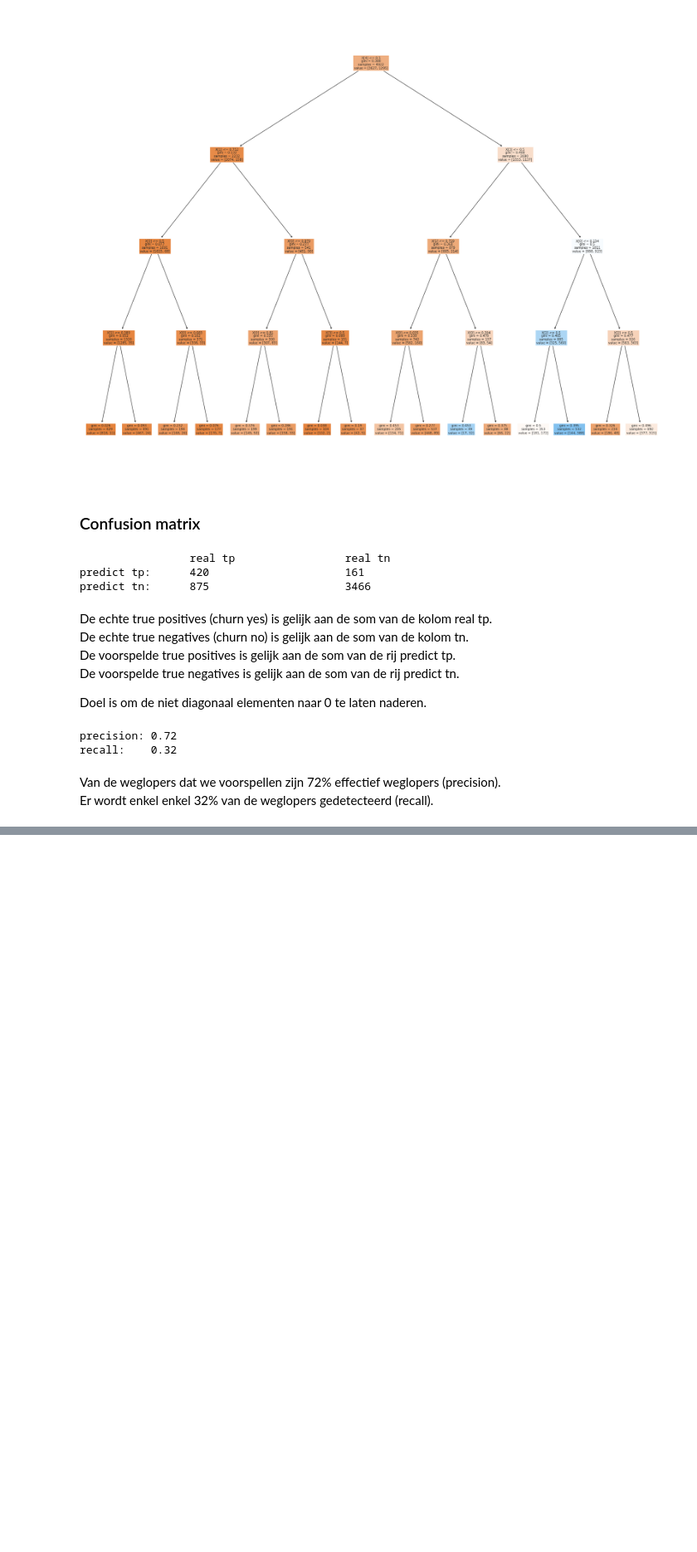
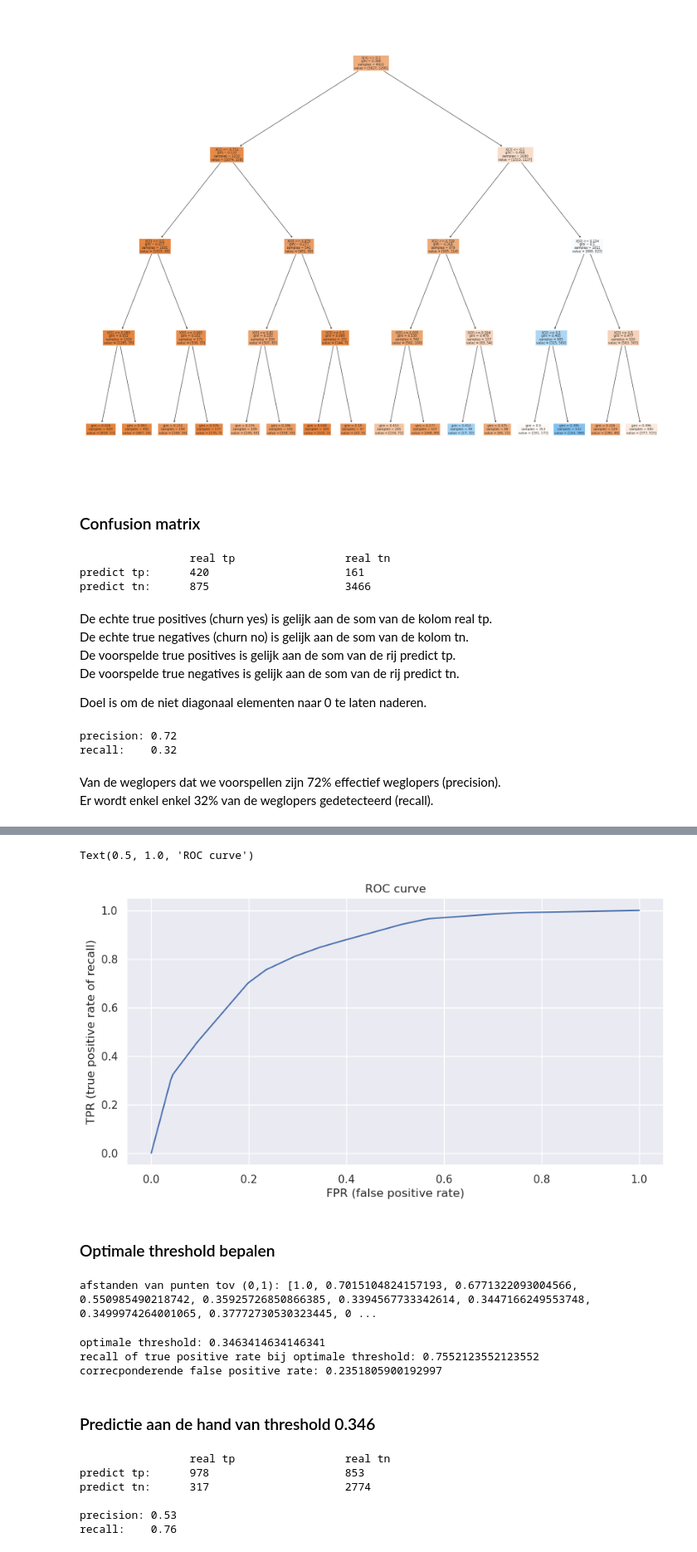
Before and after one commit to effevee/data_analyse_ml_frankv, a Jupyter notebook: ProjectChurn/project_churn.ipynb, the cells around one changed output, grey strips where cells are left out. Shown at 83% size. Drawn from its saved outputs; the diff is of its cells as text; code cells hidden in the pictures; blank space fills up the shorter version.

```diff
--- a/ProjectChurn/project_churn.ipynb
+++ b/ProjectChurn/project_churn.ipynb
@@ -551,0 +559,4 @@ Er wordt enkel enkel 32% van de weglopers gedetecteerd (recall).</p>
+# %%
+# predict_proba retourneert de probabiliteit per klasse
+predictions = dtc_5f.predict_proba(X_red)
+print("proba predict:",predictions, "predict:", pred_y_red)
@@ -551,0 +575,5 @@ Er wordt enkel enkel 32% van de weglopers gedetecteerd (recall).</p>
+# %%
+fpr,tpr,th = roc_curve(y,predictions[:,1])
+print("false positive rates:", fpr)
+print("true positive rates: ", tpr)
+print("bijhorende thresholds:",th)
@@ -551,0 +590,65 @@ Er wordt enkel enkel 32% van de weglopers gedetecteerd (recall).</p>
+# %%
+plt.clf()
+plt.plot(fpr,tpr)
+plt.xlabel('FPR (false positive rate)')
+plt.ylabel('TPR (true positive rate of recall)')
+plt.title('ROC curve')
+# het aantal punten wordt bepaald door de indeling van de decision tree.
+# het aantal nodes of blokjes in de onderste laag van de decision tree grafiek.
+# %% [output]
+Text(0.5, 1.0, 'ROC curve')
+[figure, added]
+# %% [markdown]
+### Optimale threshold bepalen
+# %%
+dist = []
+for i in range(len(tpr)):
+    # afstand bepalen van ieder punt in de curve naar (0,1)
+    # vierkantswortel((fpr-0)**2 + (tpr-1)**2)
+    dist.append(((fpr[i]-0)**2+(tpr[i]-1)**2)**0.5)
+print('afstanden van punten tov (0,1):', dist)
+# %% [output]
+afstanden van punten tov (0,1): [1.0, 0.7015104824157193, 0.6771322093004566, 0.550985490218742, 0.35925726850866385, 0.3394567733342614, 0.3447166249553748, 0.3499974264001065, 0.37772730530323445, 0 ...
+# %%
+min_dist = min(dist)
+idx_min_dist = dist.index(min_dist)
+th_optimal = th[idx_min_dist]
+print('optimale threshold:',th_optimal)
+print('recall of true positive rate bij optimale threshold:',tpr[idx_min_dist])
+print('correcponderende false positive rate:',fpr[idx_min_dist])
+# %% [output]
+optimale threshold: 0.3463414634146341
+recall of true positive rate bij optimale threshold: 0.7552123552123552
+correcponderende false positive rate: 0.2351805900192997
+# %% [markdown]
+### Predictie aan de hand van threshold 0.346
+# %%
+new_y_pred_red = []
+for p in predictions[:,1]:
+    if p >= 0.346:
+        new_y_pred_red.append(1) # yes churn klasse
+    else:
+        new_y_pred_red.append(0) # no churn klasse
+
+# ophalen elementen confusion matrix
+# tn = true negative (no churn)
+# fp = false positive = elementen van No klasse die overlopen naar Yes klasse
+# fn = false negative = elementen van Yes klasse die overlopen naar No klasse
+# tp = true positive (yes churn)
+tn,fp,fn,tp = confusion_matrix(y,new_y_pred_red).ravel()  # ravel maakt van matrix een lijst
+
+print('\t\t real tp\t\t real tn')
+print('predict tp:\t',tp,'\t\t\t',fp)
+print('predict tn:\t',fn,'\t\t\t',tn)
+print(' ')
+precision = tp/(tp+fp)  # procentueel aantal voorspelde true positives die echt true positive zijn
+recall = tp/(tp+fn)     # procentueel aantal juist voorspelde true positives
+print('precision:',round(precision,2))
+print('recall:   ',round(recall,2))
+# %% [output]
+                 real tp                 real tn
+predict tp:      978                     853
+predict tn:      317                     2774
+
+precision: 0.53
+recall:    0.76
```
Also changed, not shown: parts of 20 cells of this notebook.
